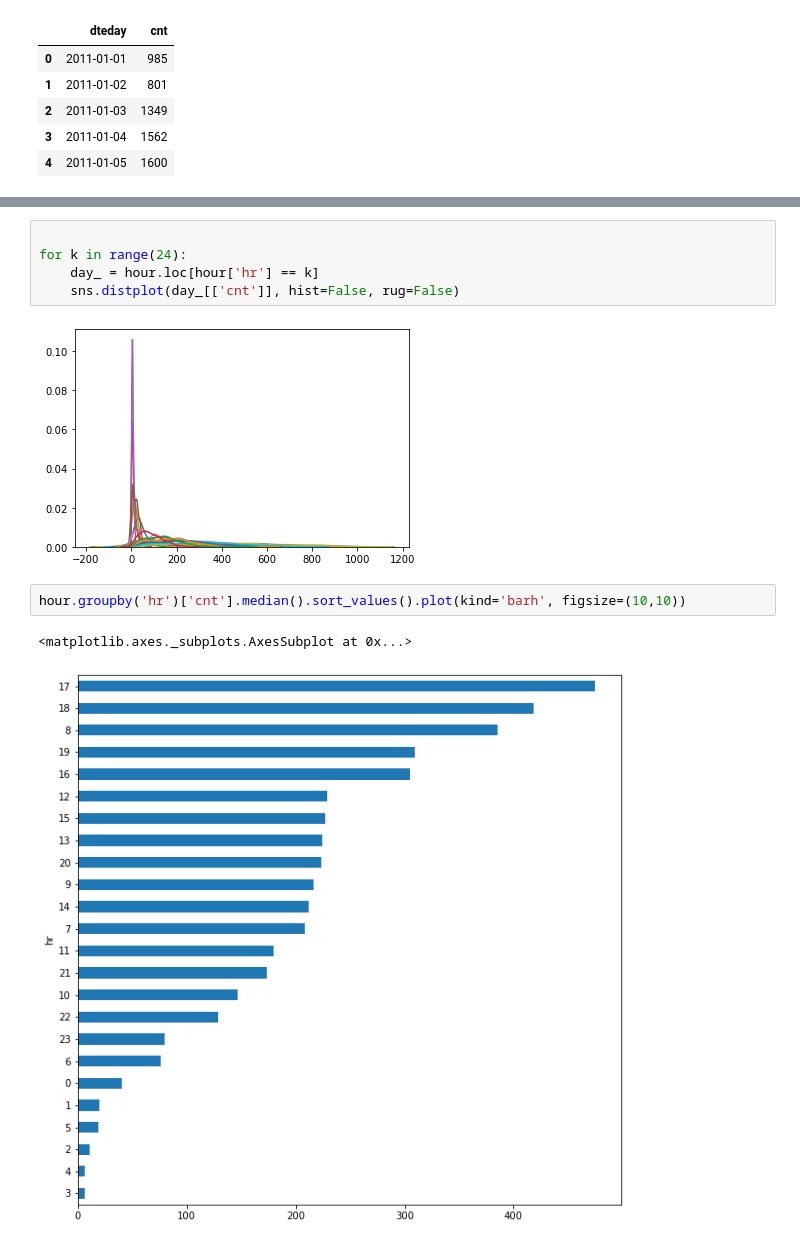
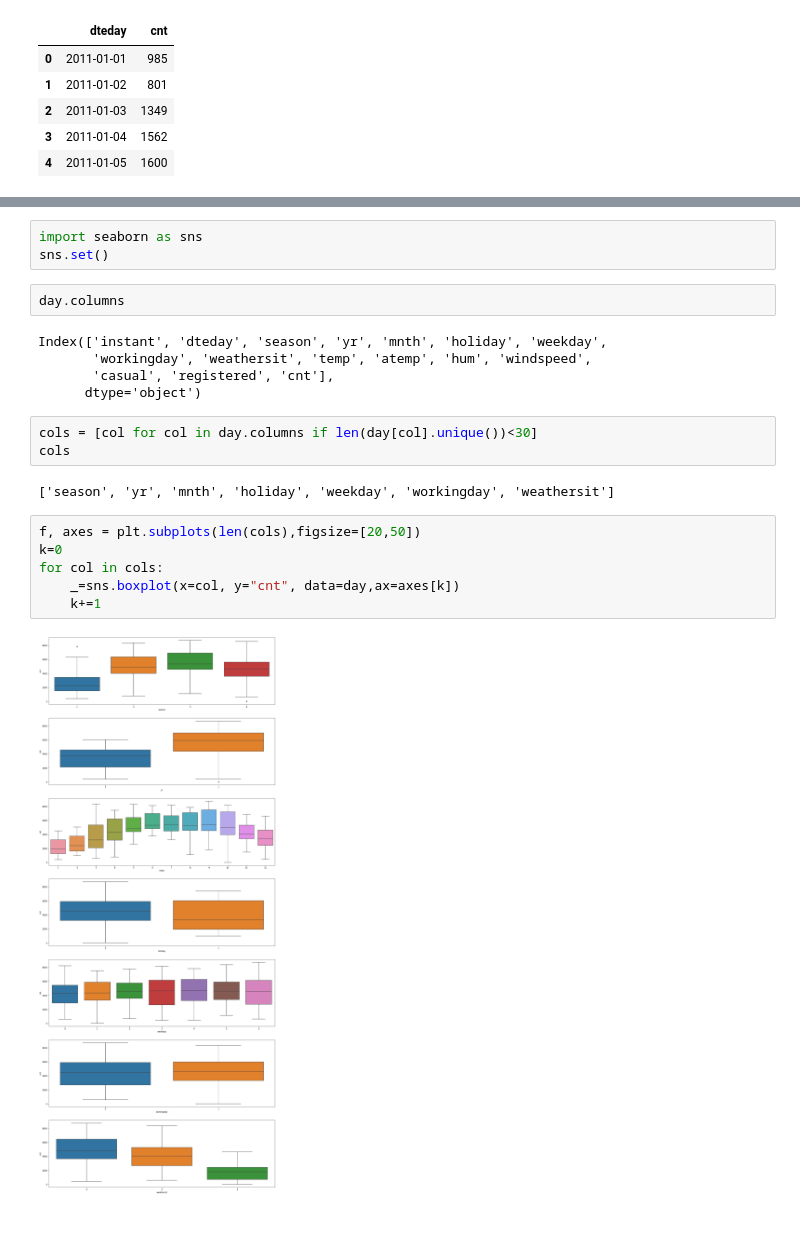
Before and after one commit to sonercand/bike-share, a Jupyter notebook: code/dataUnderstanding.ipynb, the cells around one changed output, grey strips where cells are left out. Cells and saved outputs as stored; diff of their text form.

Commit message:
feat: add data understanding       Analyse columns wrt count variable

```diff
--- a/code/dataUnderstanding.ipynb
+++ b/code/dataUnderstanding.ipynb
@@ -62,12 +42,23 @@ day.groupby('weekday')['cnt'].median().sort_values().plot(kind='barh', figsize=(
-# %%
-
-for k in range(24):
-    day_ = hour.loc[hour['hr'] == k]
-    sns.distplot(day_[['cnt']], hist=False, rug=False)
-# %% [output]
-[figure, removed]
-# %%
-hour.groupby('hr')['cnt'].median().sort_values().plot(kind='barh', figsize=(10,10))
-# %% [output]
-<matplotlib.axes._subplots.AxesSubplot at 0x...>
-[figure, removed]
+# %%
+import seaborn as sns
+sns.set()
+# %%
+day.columns
+# %% [output]
+Index(['instant', 'dteday', 'season', 'yr', 'mnth', 'holiday', 'weekday',
+       'workingday', 'weathersit', 'temp', 'atemp', 'hum', 'windspeed',
+       'casual', 'registered', 'cnt'],
+      dtype='object')
+# %%
+cols = [col for col in day.columns if len(day[col].unique())<30]
+cols
+# %% [output]
+['season', 'yr', 'mnth', 'holiday', 'weekday', 'workingday', 'weathersit']
+# %%
+f, axes = plt.subplots(len(cols),figsize=[20,50])
+k=0
+for col in cols:
+    _=sns.boxplot(x=col, y="cnt", data=day,ax=axes[k])
+    k+=1
+# %% [output]
+[figure, added]
```
Also changed, not shown: parts of 6 cells of this notebook.
